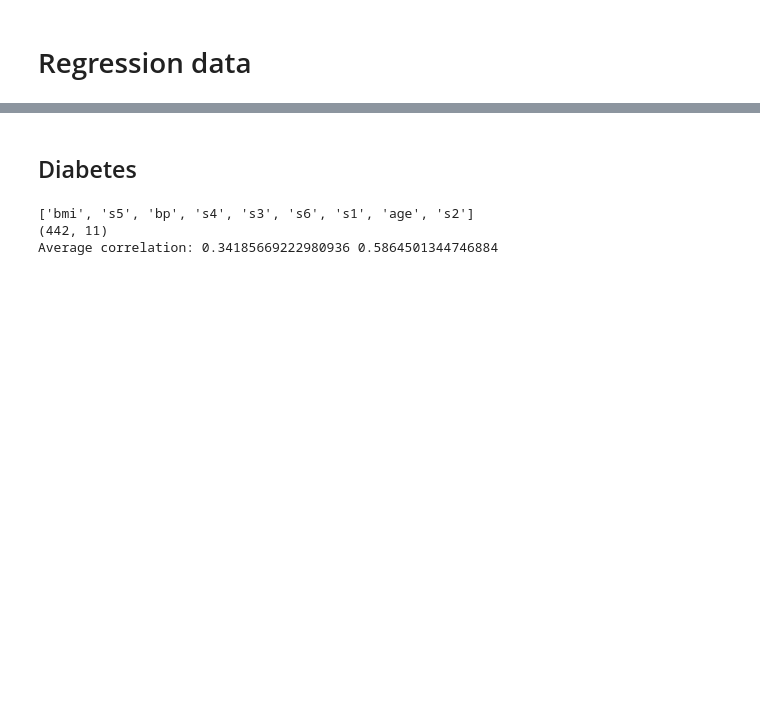
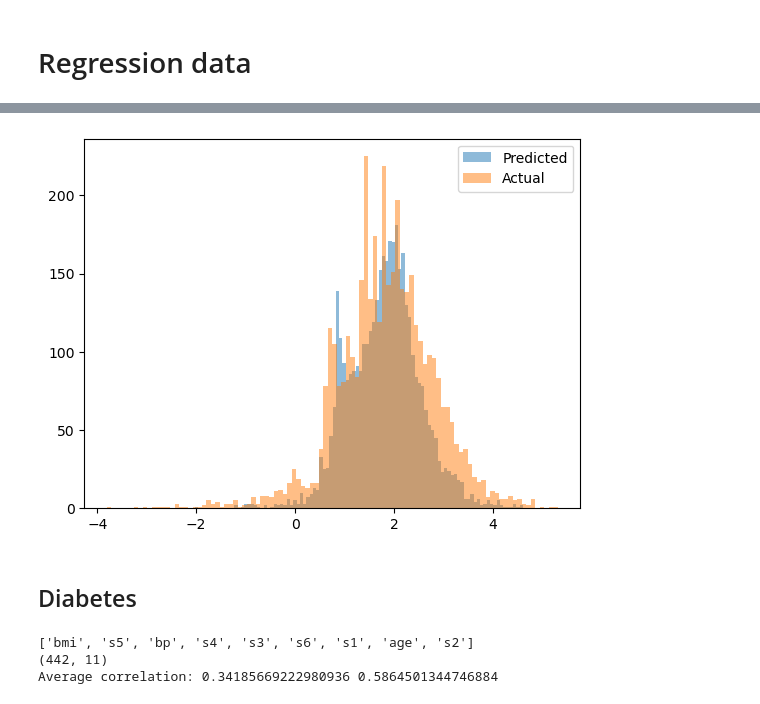
Before and after one commit to sitaomin1994/federated_imputation, a Jupyter notebook: notebook/data_preprocessing.ipynb, the cells around one changed output, grey strips where cells are left out. Drawn from its saved outputs; the diff is of its cells as text; code cells hidden in the pictures; blank space fills up the shorter version.

```diff
--- a/notebook/data_preprocessing.ipynb
+++ b/notebook/data_preprocessing.ipynb
@@ -30,7 +32,7 @@ def convert_gaussian(data, target_col):
 def run_regression(data, target_col):
 
     X_train, X_test, y_train, y_test = train_test_split(data.drop(target_col, axis=1), data[target_col], test_size=0.2, random_state=42)
-
+    print("X_train: {}".format(X_train.shape))
     clf = MLPRegressor(hidden_layer_sizes = [64, 64], random_state=42, max_iter=1000).fit(X_train, y_train)
     y_pred = clf.predict(X_test)
 
@@ -39,4 +41,6 @@ def run_regression(data, target_col):
 
     print("RMSE: {}".format(rmse))
     print("R2: {}".format(r2))
+
+    return y_pred, y_test
 # %%
@@ -3179,3 +3984,13 @@ df_diagnosis.head(n=20)
+# %%
+import matplotlib.pyplot as plt
+
+# Plot the distribution of the data
+plt.hist(y_pred, bins = 100, alpha = 0.5, label = 'Predicted')
+plt.hist(y_test, bins = 100, alpha = 0.5, label = 'Actual')
+plt.legend(loc = 'upper right')
+plt.show()
+# %% [output]
+[figure, added]
 # %% [markdown]
 ## Diabetes
 # %%
```
Also changed, not shown: parts of 35 cells of this notebook, 24 other files.
